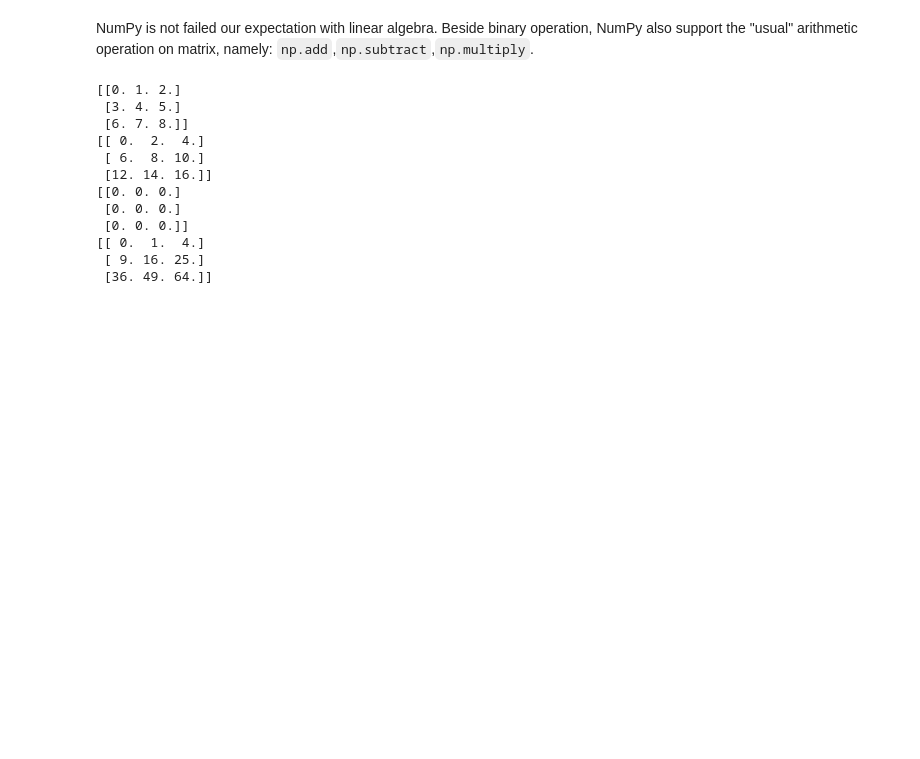
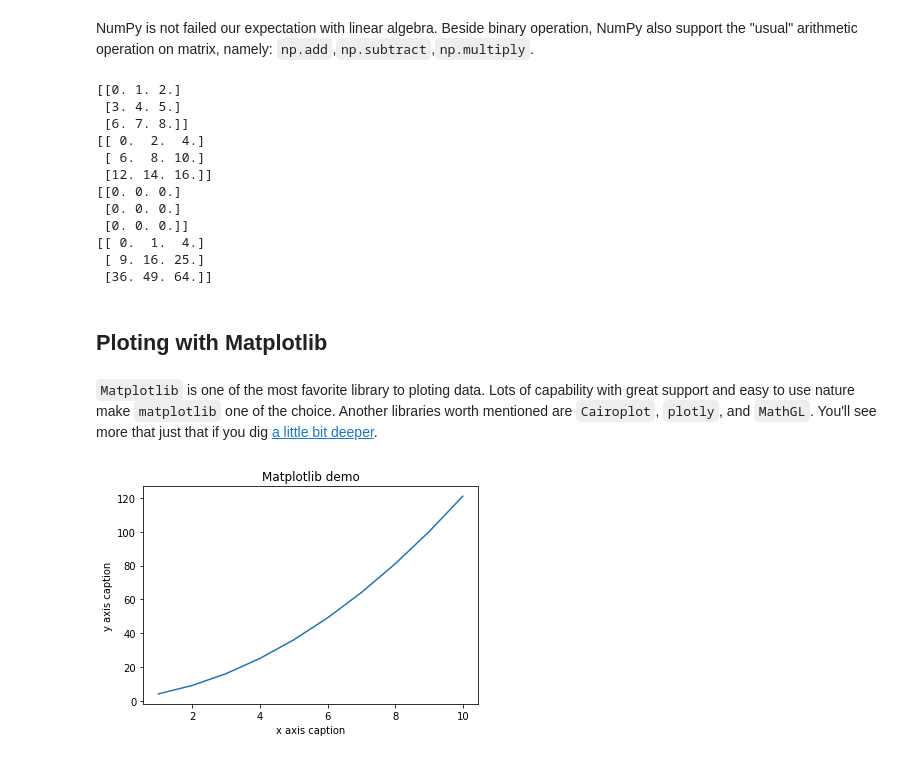
Before and after one commit to rud72k/workshopintro, a Jupyter notebook: 6 Numpy.ipynb, the cells around one changed output. Cells and saved outputs as stored; diff of their text form; code cells hidden in the pictures; blank space fills up the shorter version.

````diff
--- a/6 Numpy.ipynb
+++ b/6 Numpy.ipynb
@@ -125,3 +125,19 @@ print(np.multiply(a,b))
 [[ 0.  1.  4.]
  [ 9. 16. 25.]
  [36. 49. 64.]]
+# %% [markdown]
+## Ploting with Matplotlib
+# %% [markdown]
+```Matplotlib``` is one of the most favorite library to ploting data. Lots of capability with great support and easy to use nature make ```matplotlib``` one of the choice. Another libraries worth mentioned are ```Cairoplot```, ```plotly```, and ```MathGL```. You'll see more that just that if you dig [a little bit deeper](https://wiki.python.org/moin/NumericAndScientific/Plotting).
+# %%
+import numpy as np
+import matplotlib.pyplot as plt
+x = np.arange(1,11)
+y = 1 + 2 * x + x*x
+plt.title("Matplotlib demo")
+plt.xlabel("x axis caption")
+plt.ylabel("y axis caption")
+plt.plot(x,y)
+plt.show()
+# %% [output]
+[figure, added]
````
Also changed, not shown: parts of 17 cells of this notebook.
